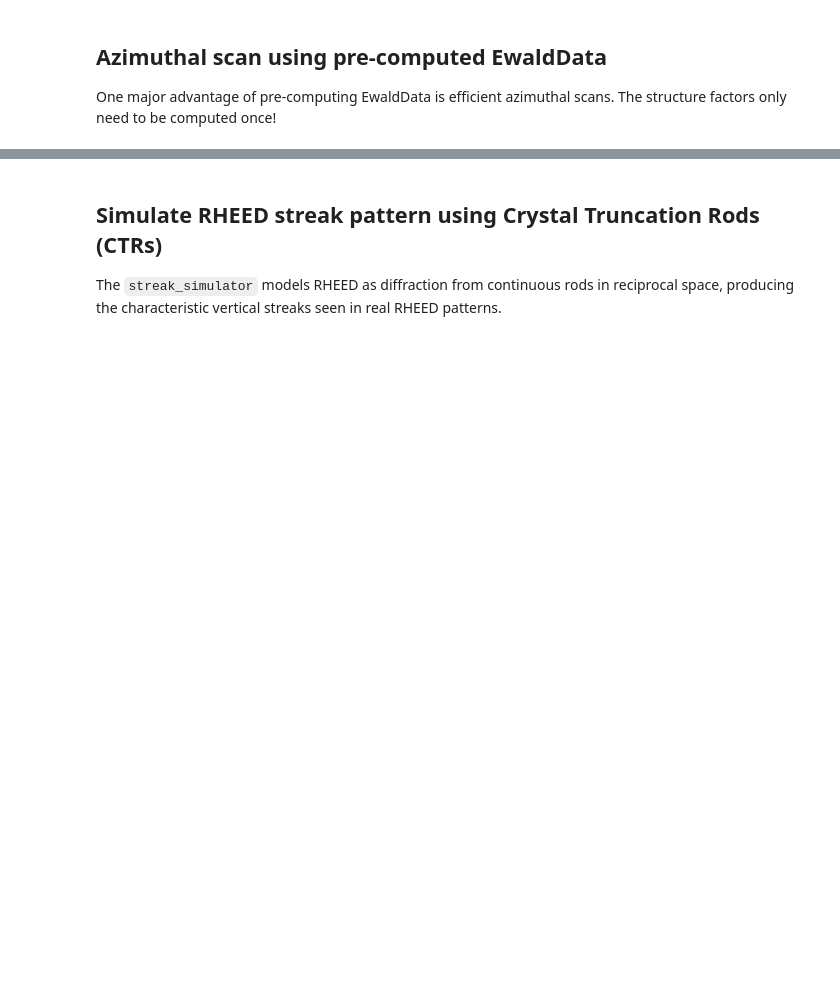
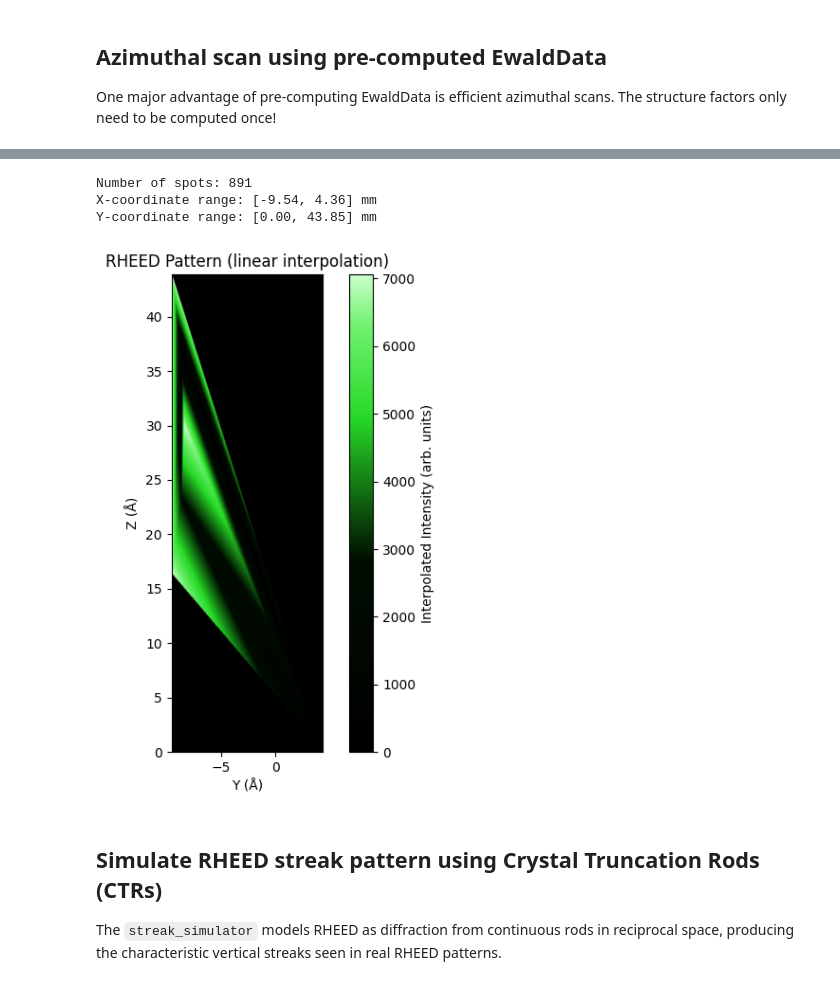
Before and after one commit to debangshu-mukherjee/rheedium, a Jupyter notebook: tutorials/02_kinematic_SrTiO3.ipynb, the cells around one changed output, grey strips where cells are left out. Cells and saved outputs as stored; diff of their text form; code cells hidden in the pictures; blank space fills up the shorter version.

```diff
--- a/tutorials/02_kinematic_SrTiO3.ipynb
+++ b/tutorials/02_kinematic_SrTiO3.ipynb
@@ -153,3 +192,29 @@ for phi in phi_angles:
+# %%
+# Generate RHEED spot pattern using discrete 3D reciprocal lattice
+# kinematic_spot_simulator finds where discrete G points intersect the Ewald sphere
+spot_pattern = rh.simul.kinematic_spot_simulator(
+    crystal=structure_file,
+    voltage_kv=voltage_kV,
+    theta_deg=theta_deg,
+    hmax=hmax,
+    kmax=kmax,
+    lmax=5,  # Need larger lmax for grazing incidence
+    detector_distance=detector_distance,
+    tolerance=0.05,
+)
+
+print(f"Number of spots: {len(spot_pattern.intensities)}")
+print(f"X-coordinate range: [{spot_pattern.detector_points[:, 0].min():.2f}, {spot_pattern.detector_points[:, 0].max():.2f}] mm")
+print(f"Y-coordinate range: [{spot_pattern.detector_points[:, 1].min():.2f}, {spot_pattern.detector_points[:, 1].max():.2f}] mm")
+# %% [output]
+Number of spots: 891
+X-coordinate range: [-9.54, 4.36] mm
+Y-coordinate range: [0.00, 43.85] mm
+# %%
+# Plot the spot pattern
+rh.plots.plot_rheed(spot_pattern, grid_size=400, interp_type="linear")
+# %% [output]
+[figure, added]
 # %% [markdown]
 ## Simulate RHEED streak pattern using Crystal Truncation Rods (CTRs)
 
```
Also changed, not shown: parts of 13 cells of this notebook, 2 other files.
